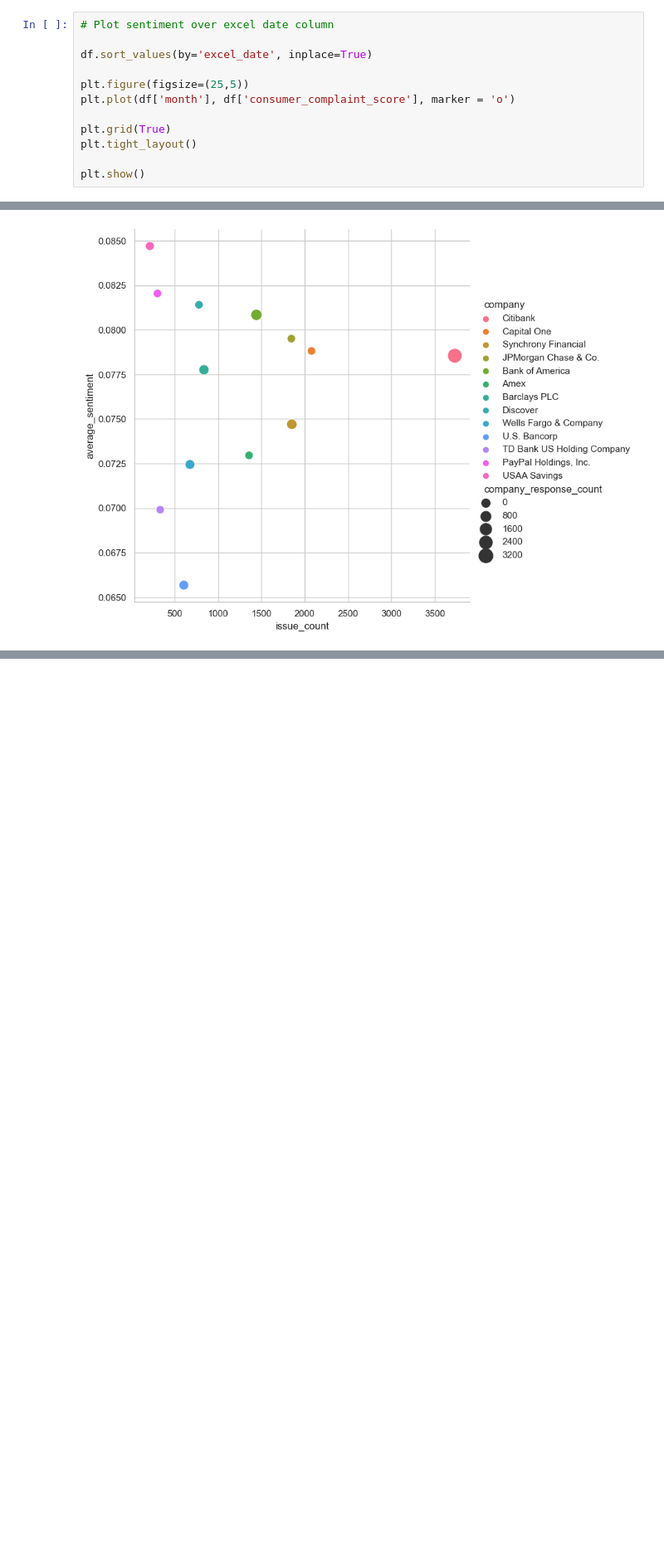
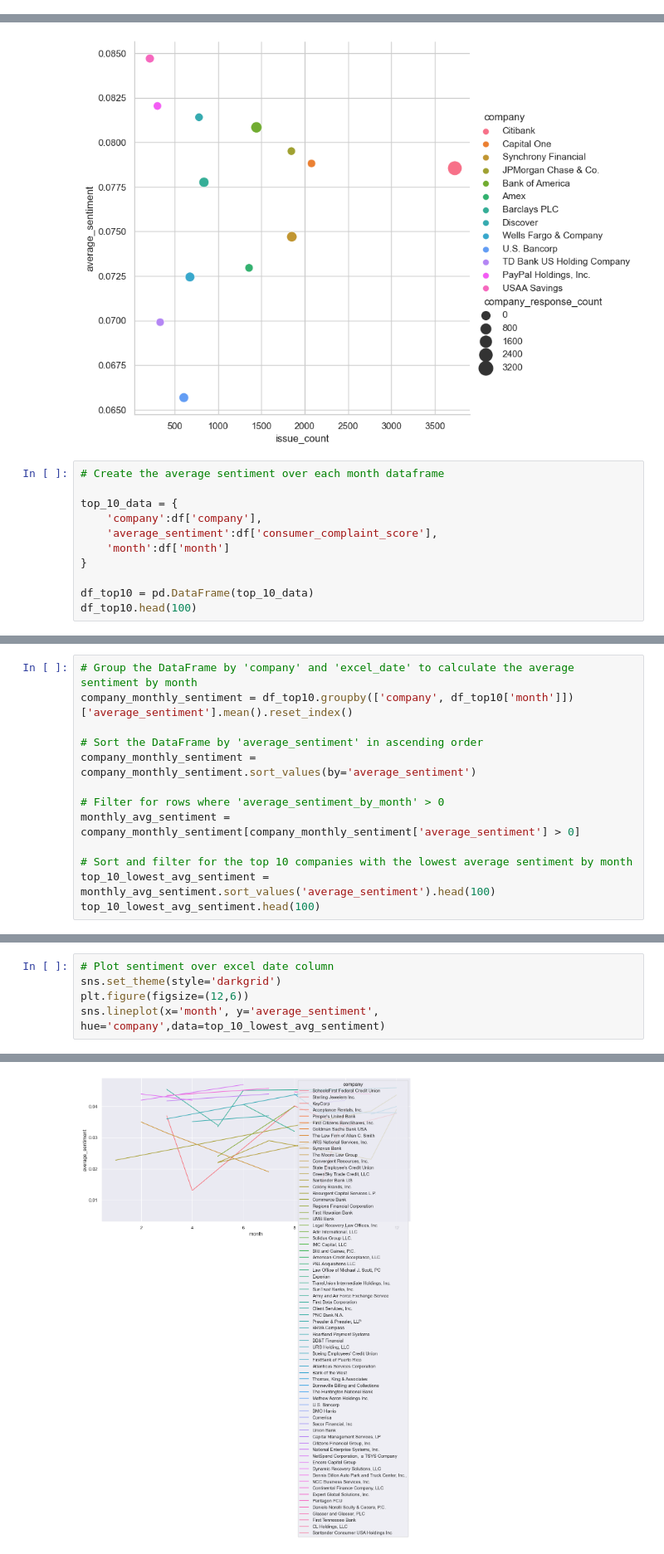
Before and after one commit to Fairie0723/CreditCardComp, a Jupyter notebook: Main.ipynb, the cells around one changed output, grey strips where cells are left out. Shown at 83% size. Saved outputs shown, nothing was run; the diff lists cells and outputs as text; blank space fills up the shorter version.

Commit message:
Started another line plot, needs work.

```diff
--- a/Main.ipynb
+++ b/Main.ipynb
@@ -200,12 +194,0 @@ average_sentiment = grouped['consumer_complaint_score'].mean()
-# %%
-# Plot sentiment over excel date column
-
-df.sort_values(by='excel_date', inplace=True)
-
-plt.figure(figsize=(25,5))
-plt.plot(df['month'], df['consumer_complaint_score'], marker = 'o')
-
-plt.grid(True)
-plt.tight_layout()
-
-plt.show()
@@ -269,3 +250,14 @@ sns.relplot(x='issue_count',y='average_sentiment', hue='company', size='company_
 # %% [output]
 <seaborn.axisgrid.FacetGrid at 0x...>
 [figure]
+# %%
+# Create the average sentiment over each month dataframe
+
+top_10_data = {
+    'company':df['company'],
+    'average_sentiment':df['consumer_complaint_score'],
+    'month':df['month']
+}
+
+df_top10 = pd.DataFrame(top_10_data)
+df_top10.head(100)
@@ -271,0 +278,13 @@ sns.relplot(x='issue_count',y='average_sentiment', hue='company', size='company_
+# %%
+# Group the DataFrame by 'company' and 'excel_date' to calculate the average sentiment by month
+company_monthly_sentiment = df_top10.groupby(['company', df_top10['month']])['average_sentiment'].mean().reset_index()
+
+# Sort the DataFrame by 'average_sentiment' in ascending order
+company_monthly_sentiment = company_monthly_sentiment.sort_values(by='average_sentiment')
+
+# Filter for rows where 'average_sentiment_by_month' > 0
+monthly_avg_sentiment = company_monthly_sentiment[company_monthly_sentiment['average_sentiment'] > 0]
+
+# Sort and filter for the top 10 companies with the lowest average sentiment by month
+top_10_lowest_avg_sentiment = monthly_avg_sentiment.sort_values('average_sentiment').head(100)
+top_10_lowest_avg_sentiment.head(100)
@@ -271,0 +305,6 @@ sns.relplot(x='issue_count',y='average_sentiment', hue='company', size='company_
+# %%
+# Plot sentiment over excel date column
+sns.set_theme(style='darkgrid')
+plt.figure(figsize=(12,6))
+sns.lineplot(x='month', y='average_sentiment', hue='company',data=top_10_lowest_avg_sentiment)
+# %% [output]
@@ -271,0 +312 @@ sns.relplot(x='issue_count',y='average_sentiment', hue='company', size='company_
+[figure, new version]
```
Also changed, not shown: parts of 5 cells of this notebook.
